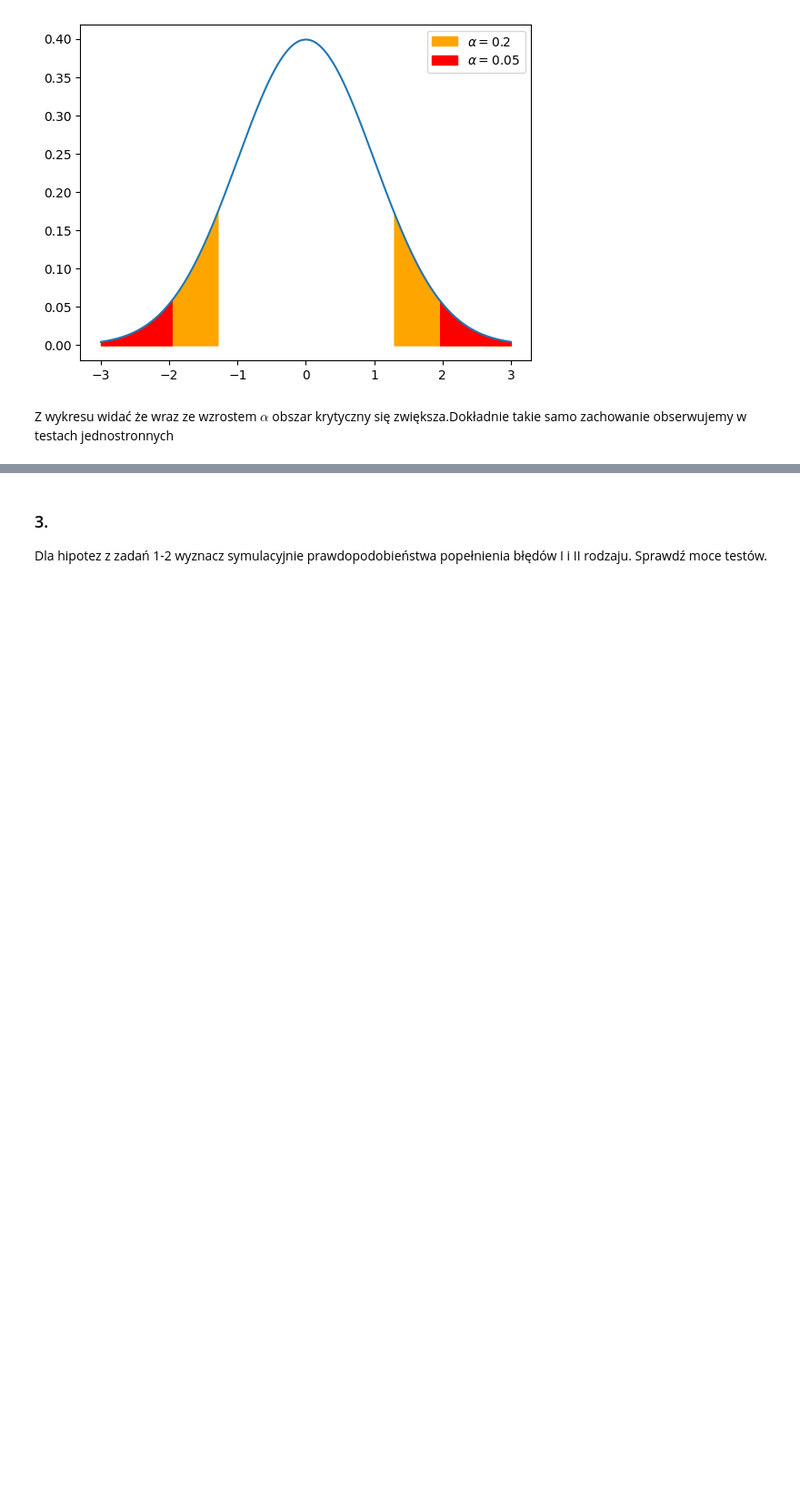
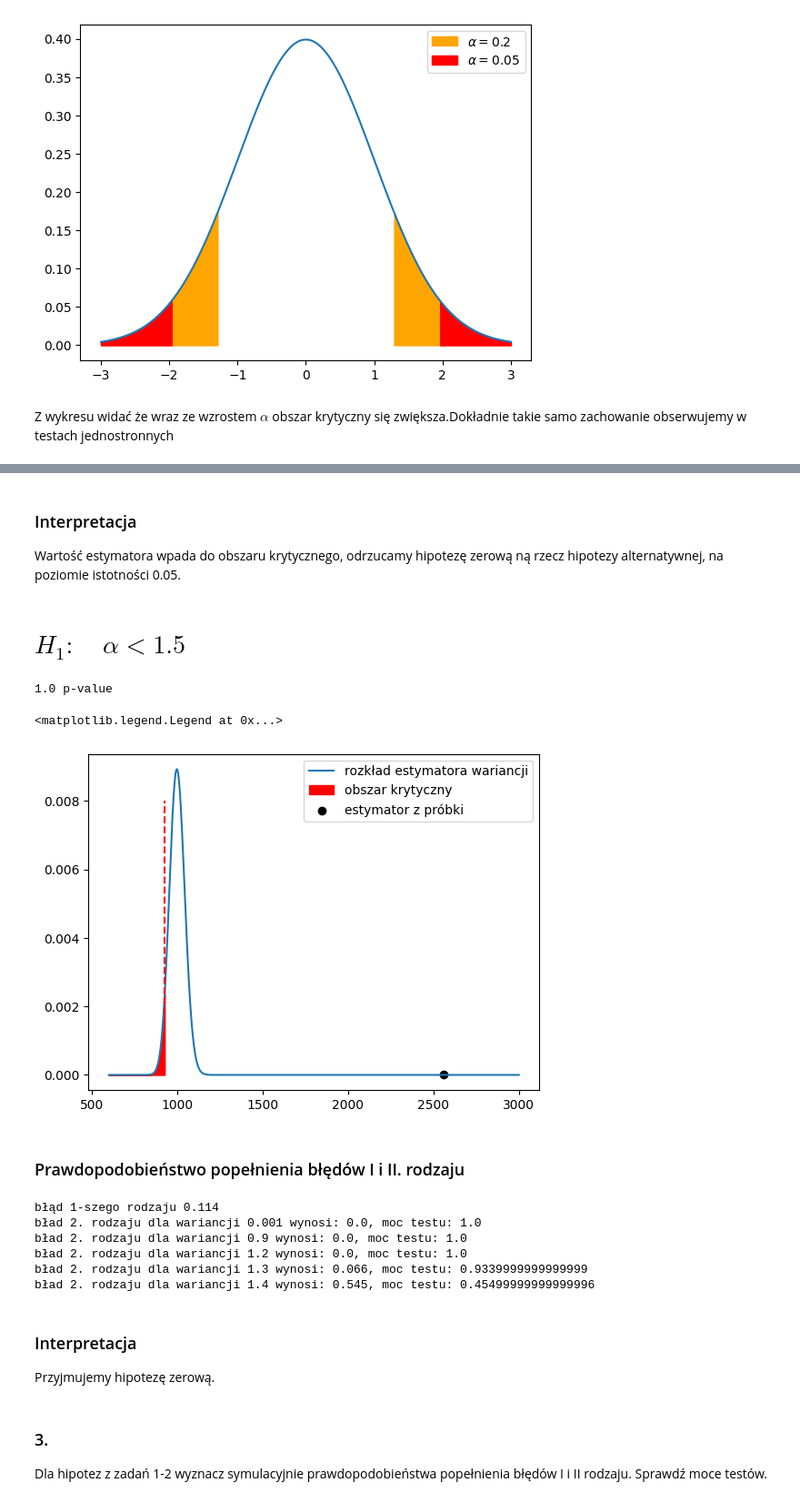
Before and after one commit to JustFren/raport_statystyka, a Jupyter notebook: raport2/raport_2.ipynb, the cells around one changed output, grey strips where cells are left out. Shown at 91% size. Cells and saved outputs as stored; diff of their text form; code cells hidden in the pictures; blank space fills up the shorter version.

```diff
--- a/raport2/raport_2.ipynb
+++ b/raport2/raport_2.ipynb
@@ -98,3 +230,60 @@ Z wykresu widać że wraz ze wzrostem $\alpha$ obszar krytyczny się zwiększa.D
+# %% [markdown]
+### Interpretacja
+Wartość estymatora wpada do obszaru krytycznego, odrzucamy hipotezę zerową ną rzecz hipotezy alternatywnej, na poziomie istotności 0.05.
+# %% [markdown]
+# $ H_{1}: \quad  \alpha < 1.5 $
+# %%
+chi_left = scipy.stats.chi2.ppf(alfa,df=n)
+p_value = scipy.stats.chi.cdf(chi_probka, df=n)
+print(p_value, "p-value")
+
+plt.plot(argumenty, scipy.stats.chi2.pdf(argumenty, df=n), label="rozkład estymatora wariancji")
+plt.vlines( chi_left, ymin=0, ymax=0.008, linestyle="--", color="red")
+plt.fill_between(x=argumenty,y1=scipy.stats.chi2.pdf(argumenty, df=n),where =(argumenty < chi_left), color='r', label="obszar krytyczny")
+plt.scatter(chi_probka, 0, color="black", label="estymator z próbki")
+plt.legend()
+# Przyjmujemy hipotezę alternatywną
+# %% [output]
+1.0 p-value
+<matplotlib.legend.Legend at 0x...>
+[figure, added]
+# %% [markdown]
+
+### Prawdopodobieństwo popełnienia błędów I i II. rodzaju
+# %%
+
+# 1
+trials = 1000
+rejected = 0
+for i in range(trials):
+    sample = np.random.normal(loc=0.2, scale=np.sqrt(1.5), size=1000)
+    chi_sample = np.sum((sample - srednia_populacji)**2)/h0_var
+    if chi_left > chi_sample or chi_sample > chi_right:
+        rejected += 1
+print(f"błąd 1-szego rodzaju {rejected/trials}")
+
+# 2
+# sprawdzimy błąd 2. rodzaju dla kilku wartości
+alternatives = [0.001, 0.9, 1.2, 1.3, 1.4]
+
+for var in alternatives:
+    accepted = 0
+    for i in range(trials):
+        sample = np.random.normal(loc=0.2, scale=np.sqrt(var), size=1000)
+        chi_sample = np.sum((sample - srednia_populacji)**2)/h0_var
+        if chi_left < chi_sample < chi_right:
+            accepted += 1
+    print(f"bład 2. rodzaju dla wariancji {var} wynosi: {accepted/trials}, moc testu: {1-accepted/trials}")
+# %% [output]
+błąd 1-szego rodzaju 0.114
+bład 2. rodzaju dla wariancji 0.001 wynosi: 0.0, moc testu: 1.0
+bład 2. rodzaju dla wariancji 0.9 wynosi: 0.0, moc testu: 1.0
+bład 2. rodzaju dla wariancji 1.2 wynosi: 0.0, moc testu: 1.0
+bład 2. rodzaju dla wariancji 1.3 wynosi: 0.066, moc testu: 0.9339999999999999
+bład 2. rodzaju dla wariancji 1.4 wynosi: 0.545, moc testu: 0.45499999999999996
+# %% [markdown]
+### Interpretacja
+Przyjmujemy hipotezę zerową.
 # %% [markdown]
 ### 3.
 Dla hipotez z zadań 1-2 wyznacz symulacyjnie prawdopodobieństwa popełnienia błędów I i II rodzaju.
```
Also changed, not shown: parts of 17 cells of this notebook, 2 other files.
